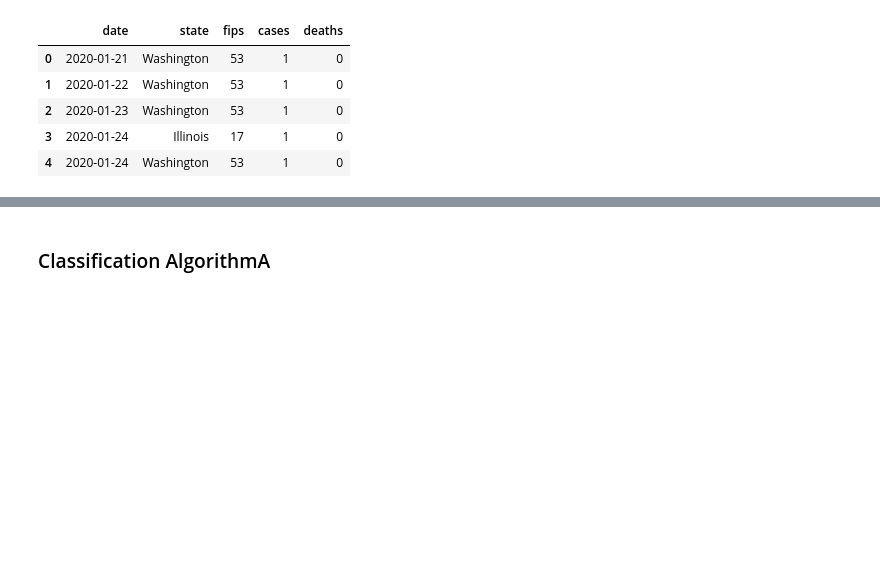
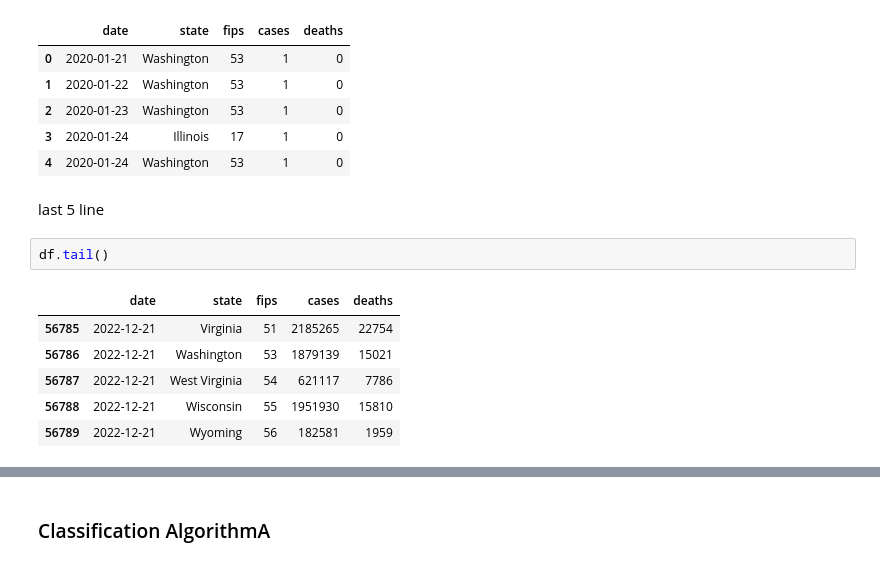
Before and after one commit to fengcxf/DataScience-stock-2020, a Jupyter notebook: mydatasciencetest.ipynb, the cells around one changed output, grey strips where cells are left out. Cells and saved outputs as stored; diff of their text form; blank space fills up the shorter version.

```diff
--- a/mydatasciencetest.ipynb
+++ b/mydatasciencetest.ipynb
@@ -17,3 +17,14 @@ df.head()
 | 2 | 2020-01-23 | Washington | 53 | 1 | 0 |
 | 3 | 2020-01-24 | Illinois | 17 | 1 | 0 |
 | 4 | 2020-01-24 | Washington | 53 | 1 | 0 |
+# %% [markdown]
+last 5 line
+# %%
+df.tail()
+# %% [output]
+|  | date | state | fips | cases | deaths |
+| 56785 | 2022-12-21 | Virginia | 51 | 2185265 | 22754 |
+| 56786 | 2022-12-21 | Washington | 53 | 1879139 | 15021 |
+| 56787 | 2022-12-21 | West Virginia | 54 | 621117 | 7786 |
+| 56788 | 2022-12-21 | Wisconsin | 55 | 1951930 | 15810 |
+| 56789 | 2022-12-21 | Wyoming | 56 | 182581 | 1959 |
```
Also changed, not shown: parts of 2 cells of this notebook.
